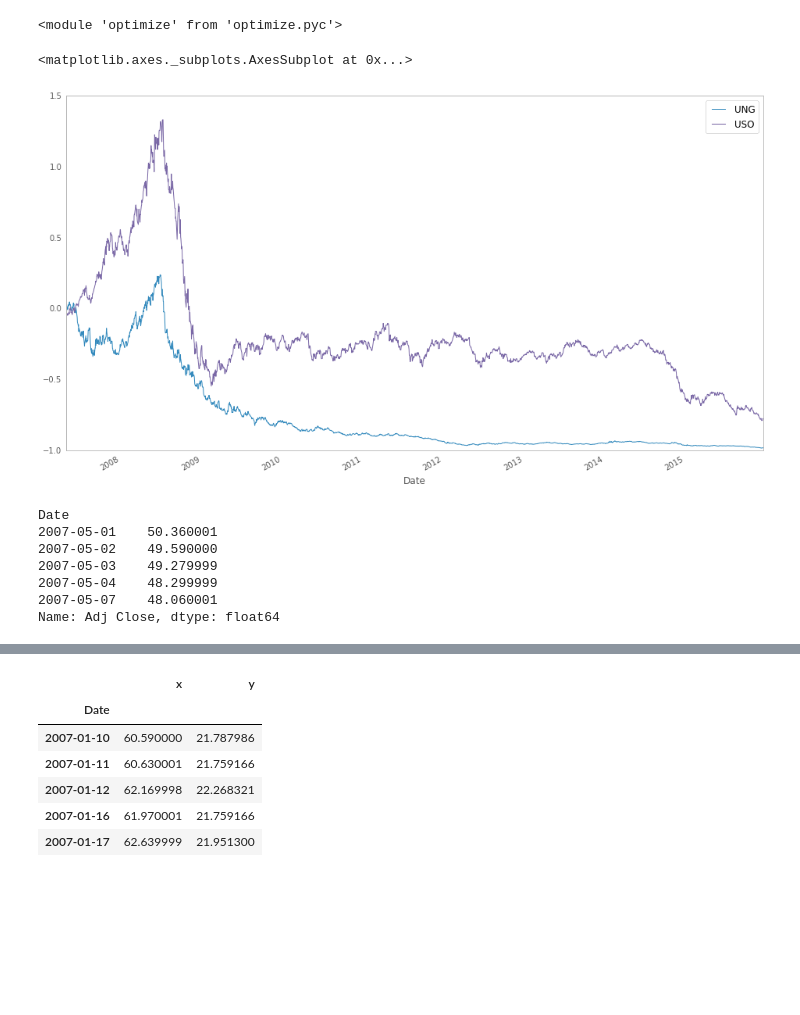
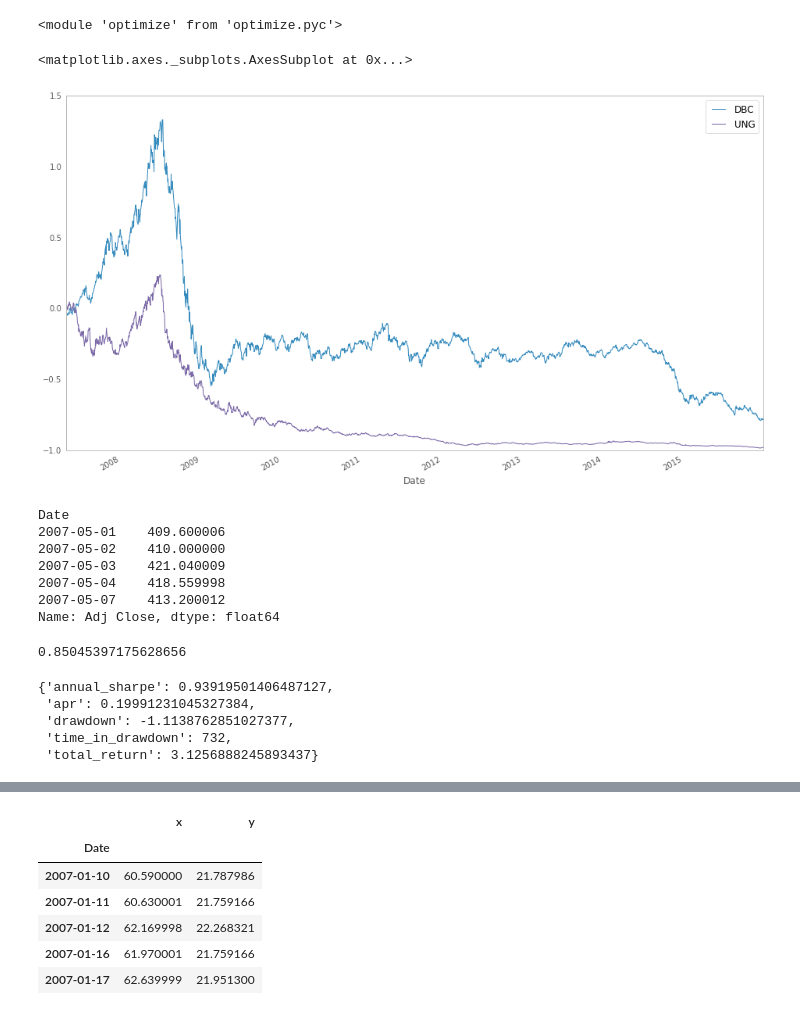
Before and after one commit to davidells/mypy, a Jupyter notebook: finance/mean_reversion_auto.ipynb, the cells around one changed output, grey strips where cells are left out. Drawn from its saved outputs; the diff is of its cells as text; code cells hidden in the pictures; blank space fills up the shorter version.

```diff
--- a/finance/mean_reversion_auto.ipynb
+++ b/finance/mean_reversion_auto.ipynb
@@ -61,17 +62,17 @@ y = UNG
 xname = 'USO'
 yname = 'UNG'
 # %%
-returns.cumret(pd.DataFrame({'USO': x, 'UNG': y}).pct_change()).plot(figsize=(16,9))
+returns.cumret(pd.DataFrame({'DBC': x, 'UNG': y}).pct_change()).plot(figsize=(16,9))
 # %% [output]
 <matplotlib.axes._subplots.AxesSubplot at 0x...>
-[figure, old version]
+[figure, new version]
 # %%
-x.head()
+y.head()
 # %% [output]
 Date
-2007-05-01    50.360001
-2007-05-02    49.590000
-2007-05-03    49.279999
-2007-05-04    48.299999
-2007-05-07    48.060001
+2007-05-01    409.600006
+2007-05-02    410.000000
+2007-05-03    421.040009
+2007-05-04    418.559998
+2007-05-07    413.200012
 Name: Adj Close, dtype: float64
@@ -93,6 +107,20 @@ def explore(x, y, xname="x", yname="y", model=None):
     print
     print
     return results
+# %%
+x.corr(y)
+# %% [output]
+0.85045397175628656
+# %%
+reload(returns)
+returns.report(results['returns'])
+#returns.cumret(results['returns']).plot(figsize=(16,9))
+# %% [output]
+{'annual_sharpe': 0.93919501406487127,
+ 'apr': 0.19991231045327384,
+ 'drawdown': -1.1138762851027377,
+ 'time_in_drawdown': 732,
+ 'total_return': 3.1256888245893437}
 # %%
 model = {
     'debug': True,
```
Also changed, not shown: parts of 13 cells of this notebook, 2 other files.
